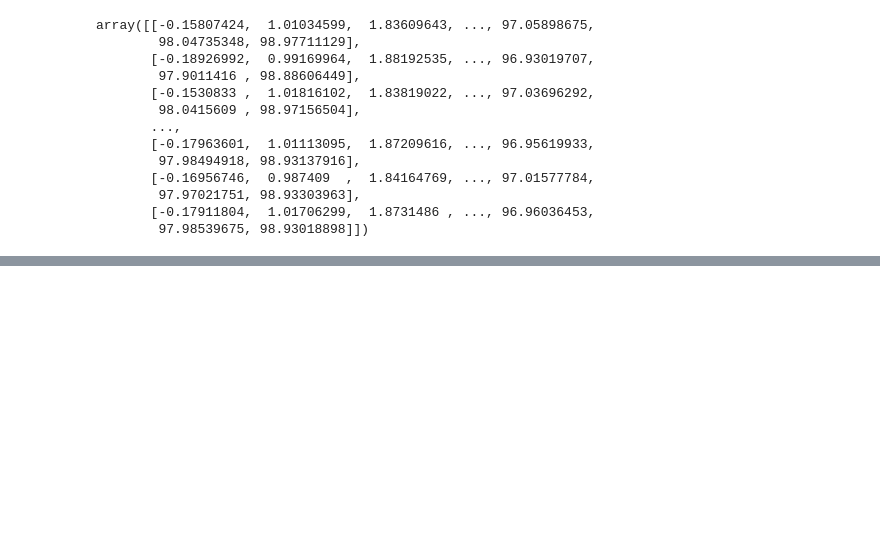
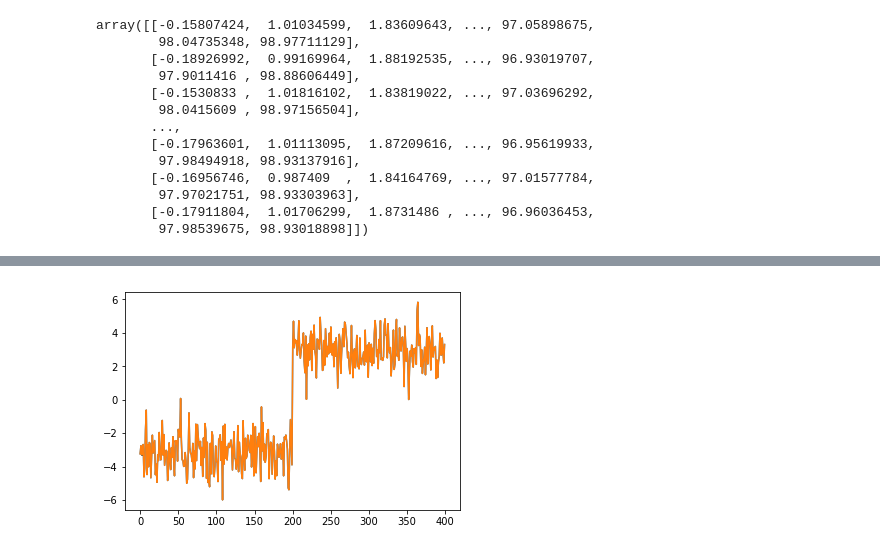
Before and after one commit to Senlody/SGHMC, a Jupyter notebook: sghmc/sghmcTry.ipynb, the cells around one changed output, grey strips where cells are left out. Drawn from its saved outputs; the diff is of its cells as text; code cells hidden in the pictures; blank space fills up the shorter version.

```diff
--- a/sghmc/sghmcTry.ipynb
+++ b/sghmc/sghmcTry.ipynb
@@ -540,0 +818,5 @@ plt.show()
+# %%
+plt.plot(y)
+plt.show()
+# %% [output]
+[figure, added]
```
Also changed, not shown: parts of 20 cells of this notebook, 1 other file.
